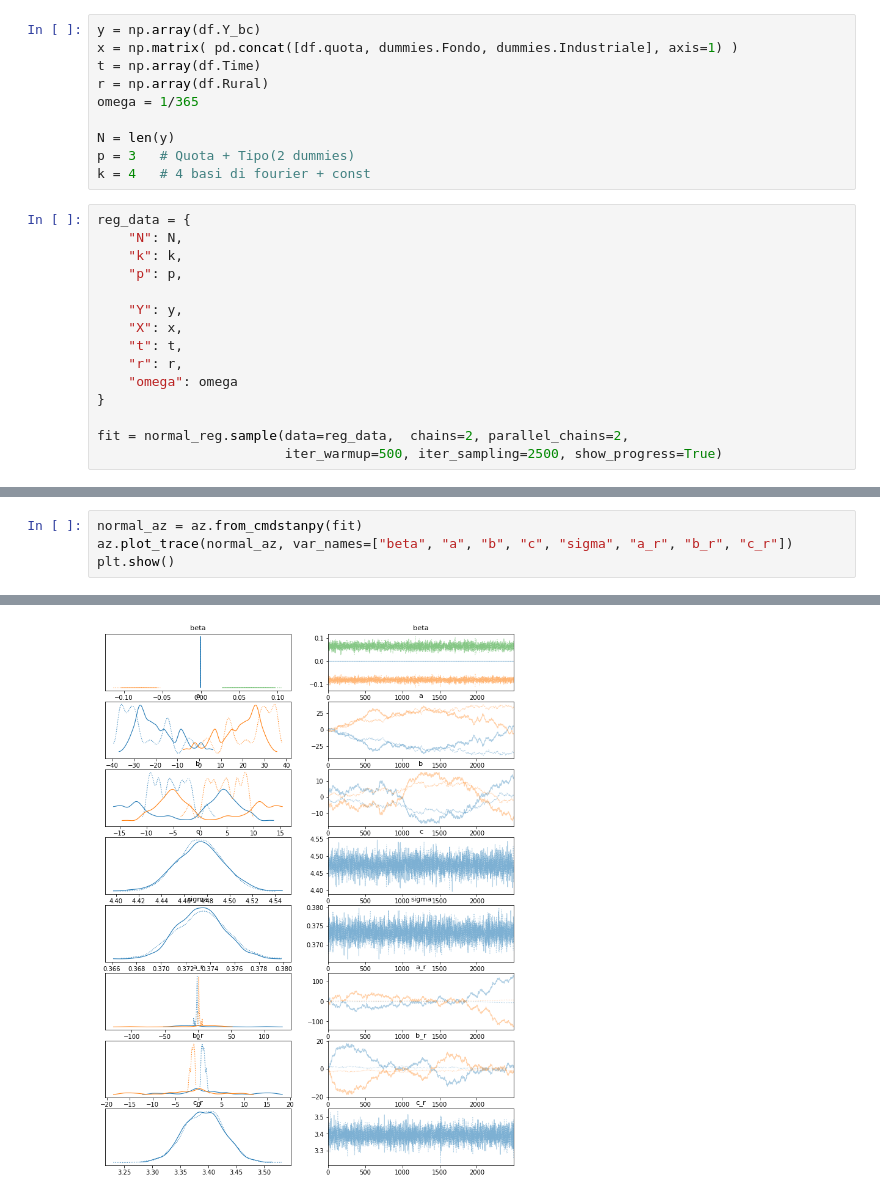
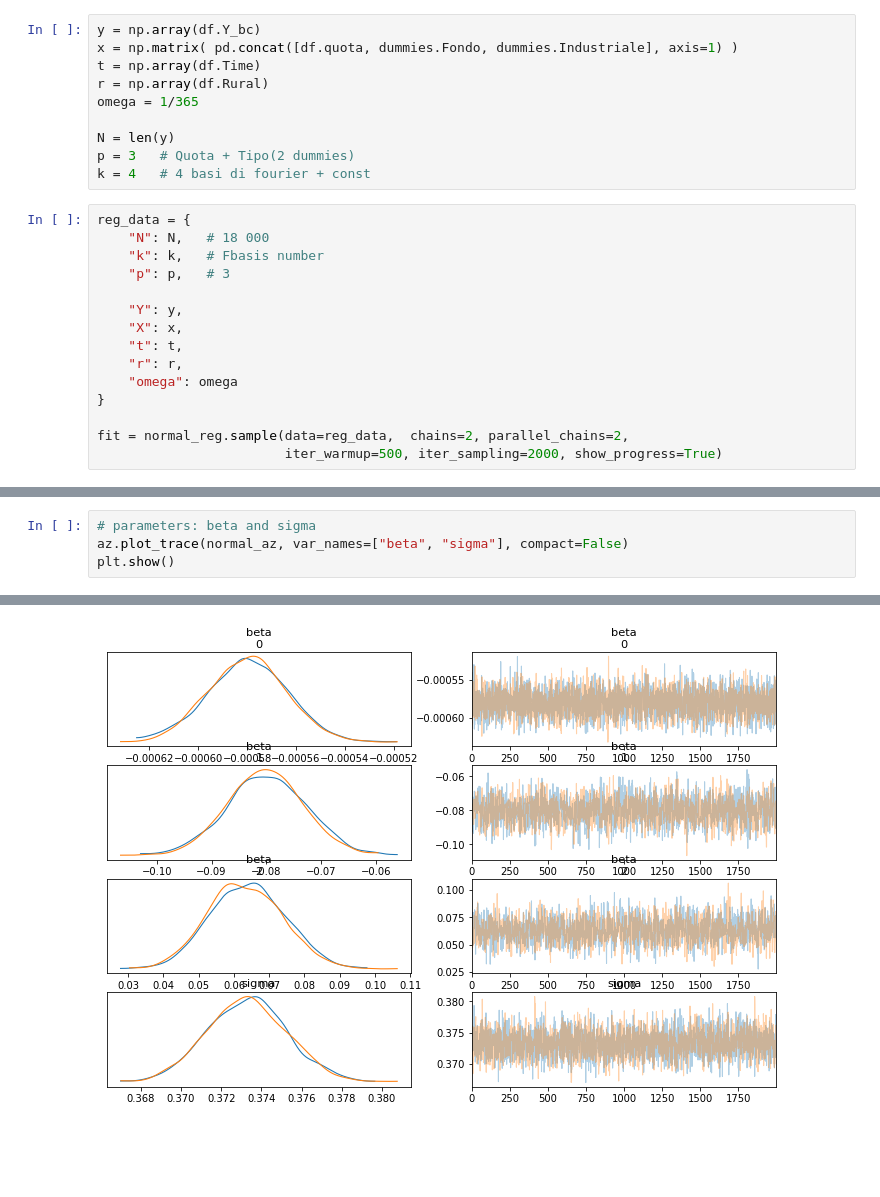
Before and after one commit to CrazyChela97/Bayesian-Project, a Jupyter notebook: PM10_model.ipynb, the cells around one changed output, grey strips where cells are left out. Drawn from its saved outputs; the diff is of its cells as text; blank space fills up the shorter version.

```diff
--- a/PM10_model.ipynb
+++ b/PM10_model.ipynb
@@ -173,9 +173,9 @@ p = 3   # Quota + Tipo(2 dummies)
 k = 4   # 4 basi di fourier + const
 # %%
 reg_data = {
-    "N": N,
-    "k": k,
-    "p": p,
+    "N": N,   # 18 000
+    "k": k,   # Fbasis number
+    "p": p,   # 3
 
     "Y": y,
     "X": x,
@@ -185,5 +185,5 @@ reg_data = {
 }
 
 fit = normal_reg.sample(data=reg_data,  chains=2, parallel_chains=2,
-                        iter_warmup=500, iter_sampling=2500, show_progress=True)
+                        iter_warmup=500, iter_sampling=2000, show_progress=True)
 # %%
@@ -193,5 +209,5 @@ warnings.filterwarnings("ignore")
 # %%
-normal_az = az.from_cmdstanpy(fit)
-az.plot_trace(normal_az, var_names=["beta", "a", "b", "c", "sigma", "a_r", "b_r", "c_r"])
+# parameters: beta and sigma
+az.plot_trace(normal_az, var_names=["beta", "sigma"], compact=False)
 plt.show()
 # %% [output]
@@ -215 +214 @@ WARNING:cmdstanpy:Property "stan_vars_cols" has been deprecated, use "metadata.s
-[figure, old version]
+[figure, new version]
```
Also changed, not shown: parts of 9 cells of this notebook.
